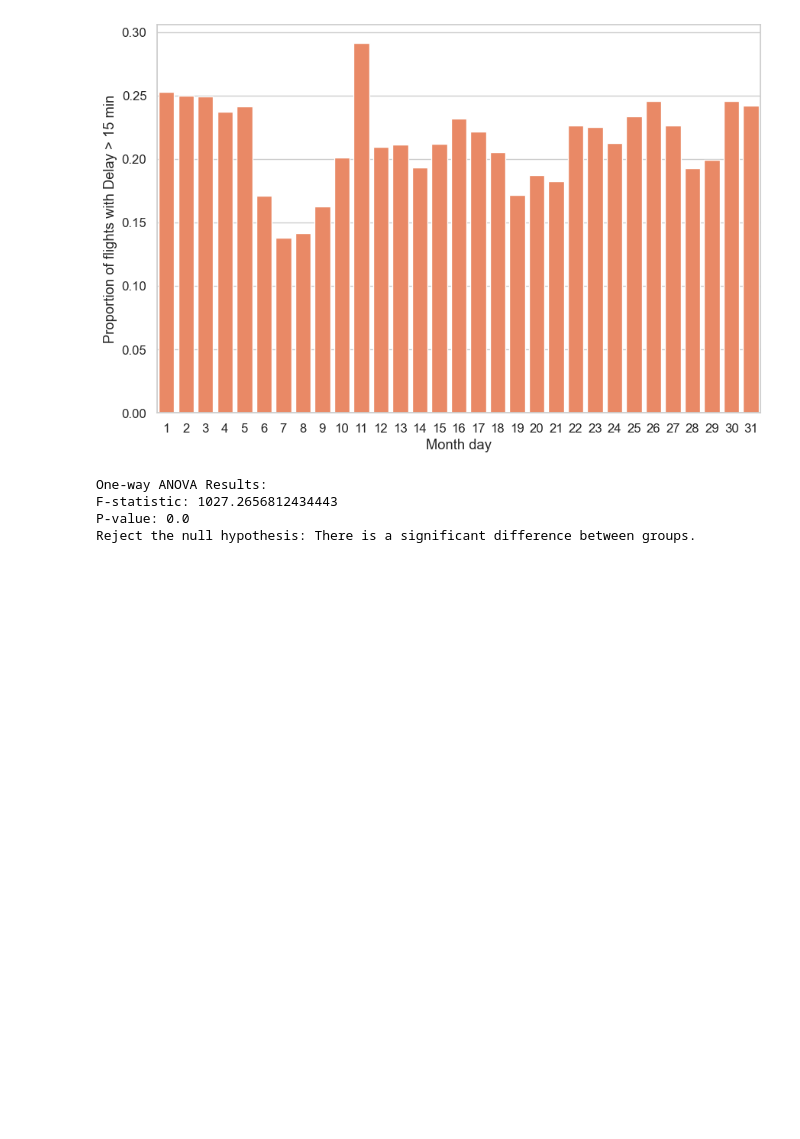
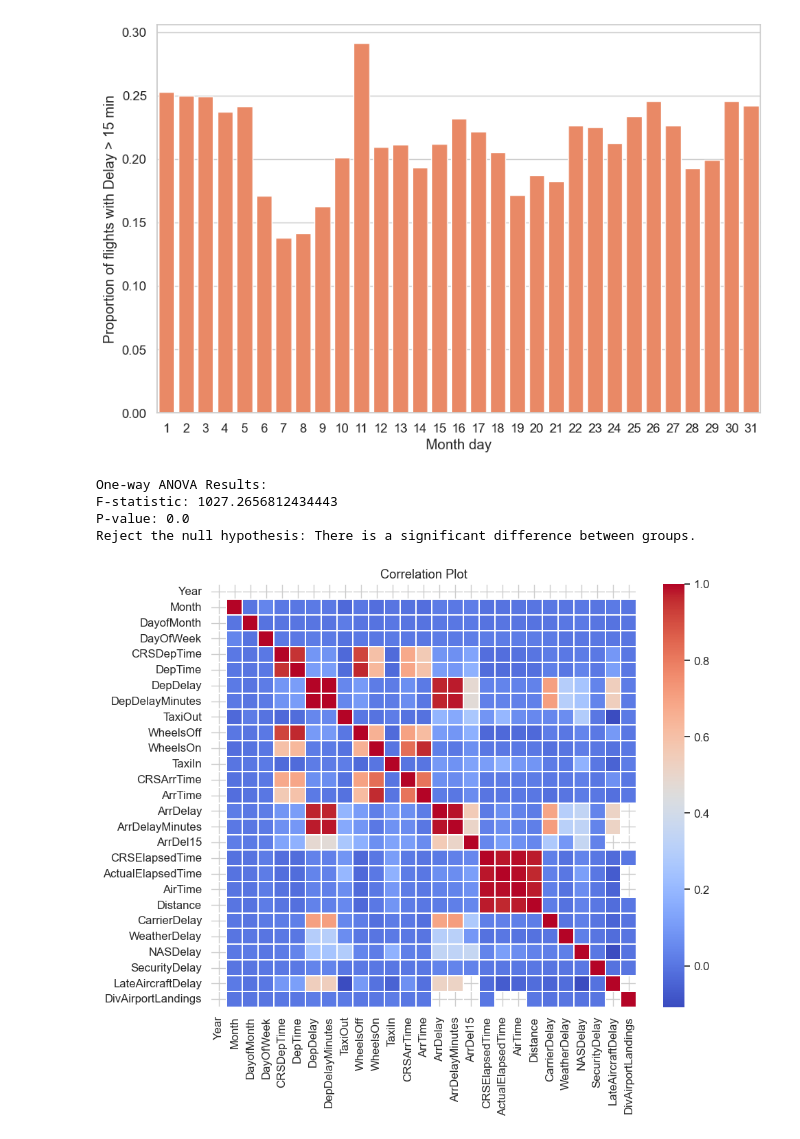
Before and after one commit to martinpimentel/flight-delay-predictions, a Jupyter notebook: EDA.ipynb, the cells around one changed output. Cells and saved outputs as stored; diff of their text form; code cells hidden in the pictures; blank space fills up the shorter version.

Commit message:
Correlation 3rd Commit

```diff
--- a/EDA.ipynb
+++ b/EDA.ipynb
@@ -440,6 +432,18 @@ One-way ANOVA Results:
 F-statistic: 1027.2656812434443
 P-value: 0.0
 Reject the null hypothesis: There is a significant difference between groups.
+# %%
+correlation_matrix = df_num.corr()
+
+plt.figure(figsize=(10, 8))
+
+sns.heatmap(correlation_matrix, annot=False, cmap='coolwarm', linewidths=0.3, fmt=".2f")
+
+plt.title("Correlation Plot")
+
+plt.show()
+# %% [output]
+[figure, added]
 # %%
 grouped_data = df.groupby('Reporting_Airline')
 
```
Also changed, not shown: parts of 4 cells of this notebook.
